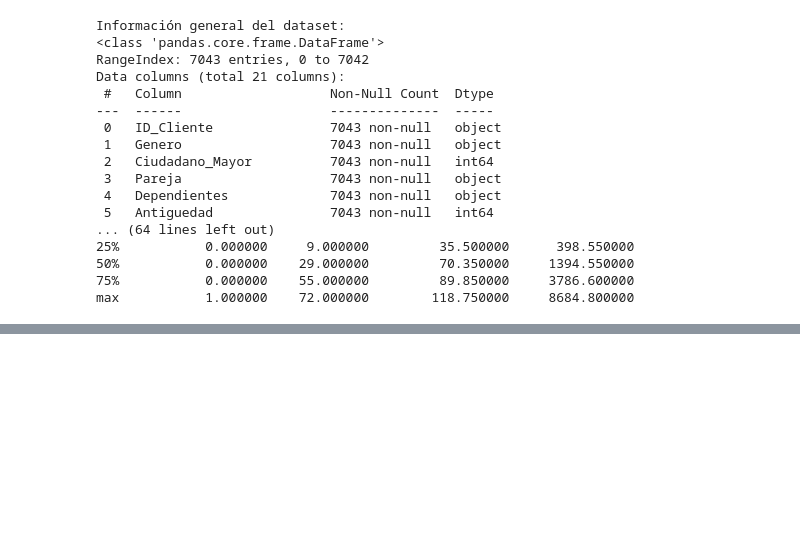
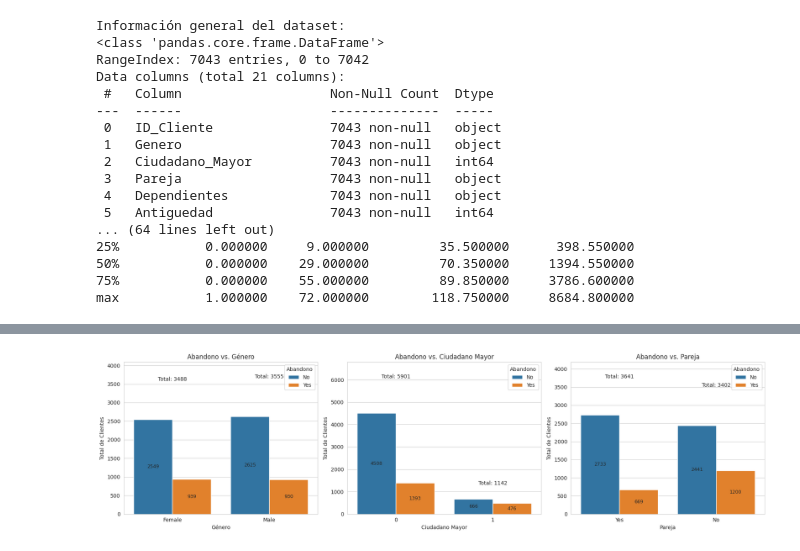
Before and after one commit to prieto06co/DataScienceI_84650-Entrega-N1-EdgarArmandoPrietoVargas, a Jupyter notebook: ProyectoDSParteI+EdgarPrietoV.ipynb, the cells around one changed output, grey strips where cells are left out. Saved outputs shown, nothing was run; the diff lists cells and outputs as text; code cells hidden in the pictures; blank space fills up the shorter version.

```diff
--- a/ProyectoDSParteI+EdgarPrietoV.ipynb
+++ b/ProyectoDSParteI+EdgarPrietoV.ipynb
@@ -165,0 +199,56 @@ Gráficos apilados generados.
+# %%
+fig, axes = plt.subplots(1, 3, figsize=(18, 5))
+
+ax1 = sns.countplot(x='Genero', hue='Abandono', data=df, ax=axes[0])
+ax1.set_title('Abandono vs. Género')
+ax1.set_xlabel('Género')
+ax1.set_ylabel('Total de Clientes')
+for container in ax1.containers:
+    ax1.bar_label(container, fmt='%d', label_type='center', fontsize=9)
+total_counts = df.groupby('Genero')['Abandono'].count().reset_index()
+for index, row in total_counts.iterrows():
+    ax1.annotate(f'Total: {row["Abandono"]}',
+                 xy=(index, row["Abandono"]),
+                 ha='center', va='bottom',
+                 xytext=(0, 5),
+                 textcoords='offset points',
+                 fontsize=10)
+ax1.set_ylim(0, total_counts['Abandono'].max() * 1.15)
+
+ax2 = sns.countplot(x='Ciudadano_Mayor', hue='Abandono', data=df, ax=axes[1])
+ax2.set_title('Abandono vs. Ciudadano Mayor')
+ax2.set_xlabel('Ciudadano Mayor')
+ax2.set_ylabel('Total de Clientes')
+for container in ax2.containers:
+    ax2.bar_label(container, fmt='%d', label_type='center', fontsize=9)
+total_counts = df.groupby('Ciudadano_Mayor')['Abandono'].count().reset_index()
+for index, row in total_counts.iterrows():
+    ax2.annotate(f'Total: {row["Abandono"]}',
+                 xy=(index, row["Abandono"]),
+                 ha='center', va='bottom',
+                 xytext=(0, 5),
+                 textcoords='offset points',
+                 fontsize=10)
+ax2.set_ylim(0, total_counts['Abandono'].max() * 1.15)
+
+ax3 = sns.countplot(x='Pareja', hue='Abandono', data=df, ax=axes[2])
+ax3.set_title('Abandono vs. Pareja')
+ax3.set_xlabel('Pareja')
+ax3.set_ylabel('Total de Clientes')
+for container in ax3.containers:
+    ax3.bar_label(container, fmt='%d', label_type='center', fontsize=9)
+total_counts = df.groupby('Pareja')['Abandono'].count().reset_index()
+for index, row in total_counts.iterrows():
+    ax3.annotate(f'Total: {row["Abandono"]}',
+                 xy=(index, row["Abandono"]),
+                 ha='center', va='bottom',
+                 xytext=(0, 5),
+                 textcoords='offset points',
+                 fontsize=10)
+ax3.set_ylim(0, total_counts['Abandono'].max() * 1.15)
+
+
+plt.tight_layout()
+plt.show()
+# %% [output]
+[figure, added]
```
Also changed, not shown: parts of 12 cells of this notebook.
